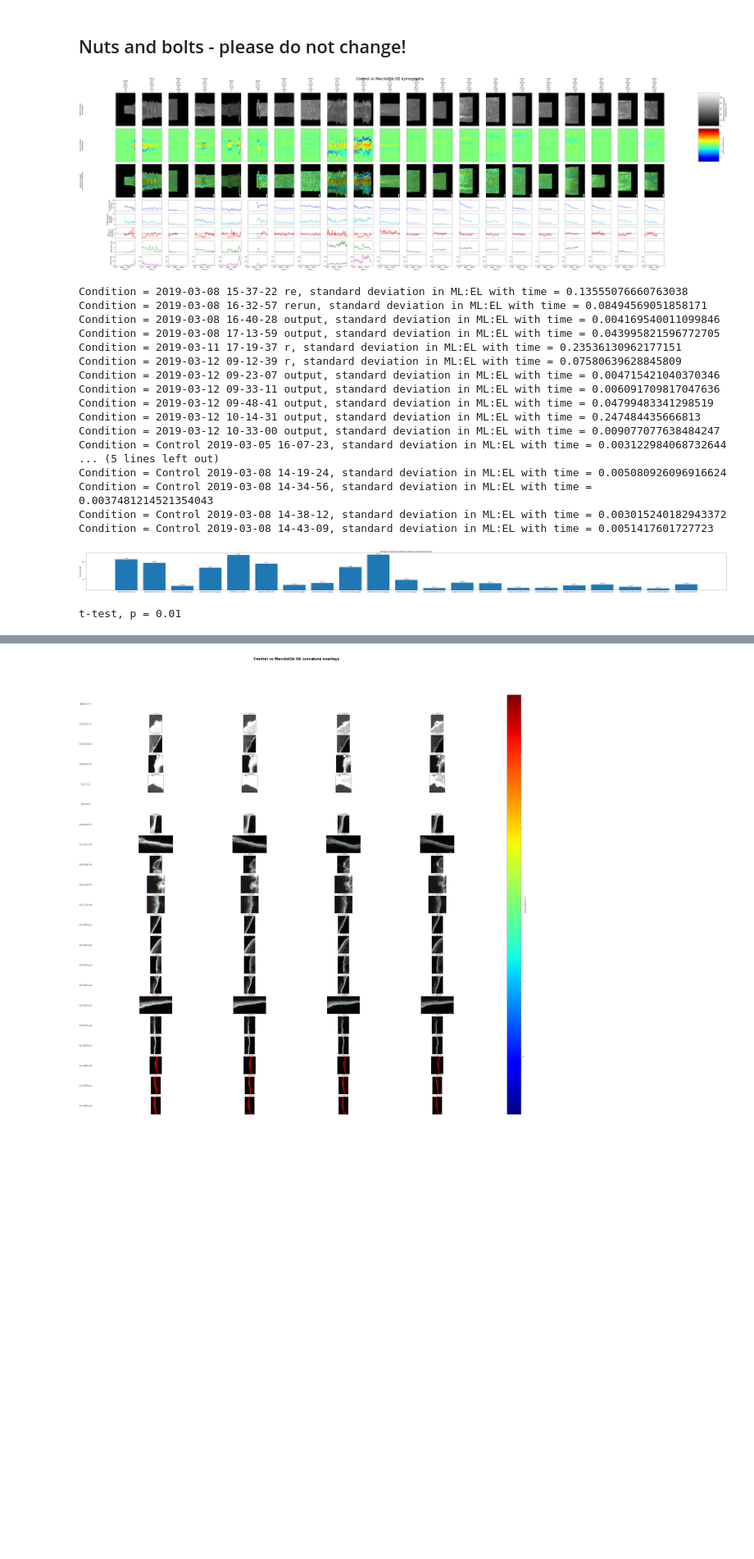
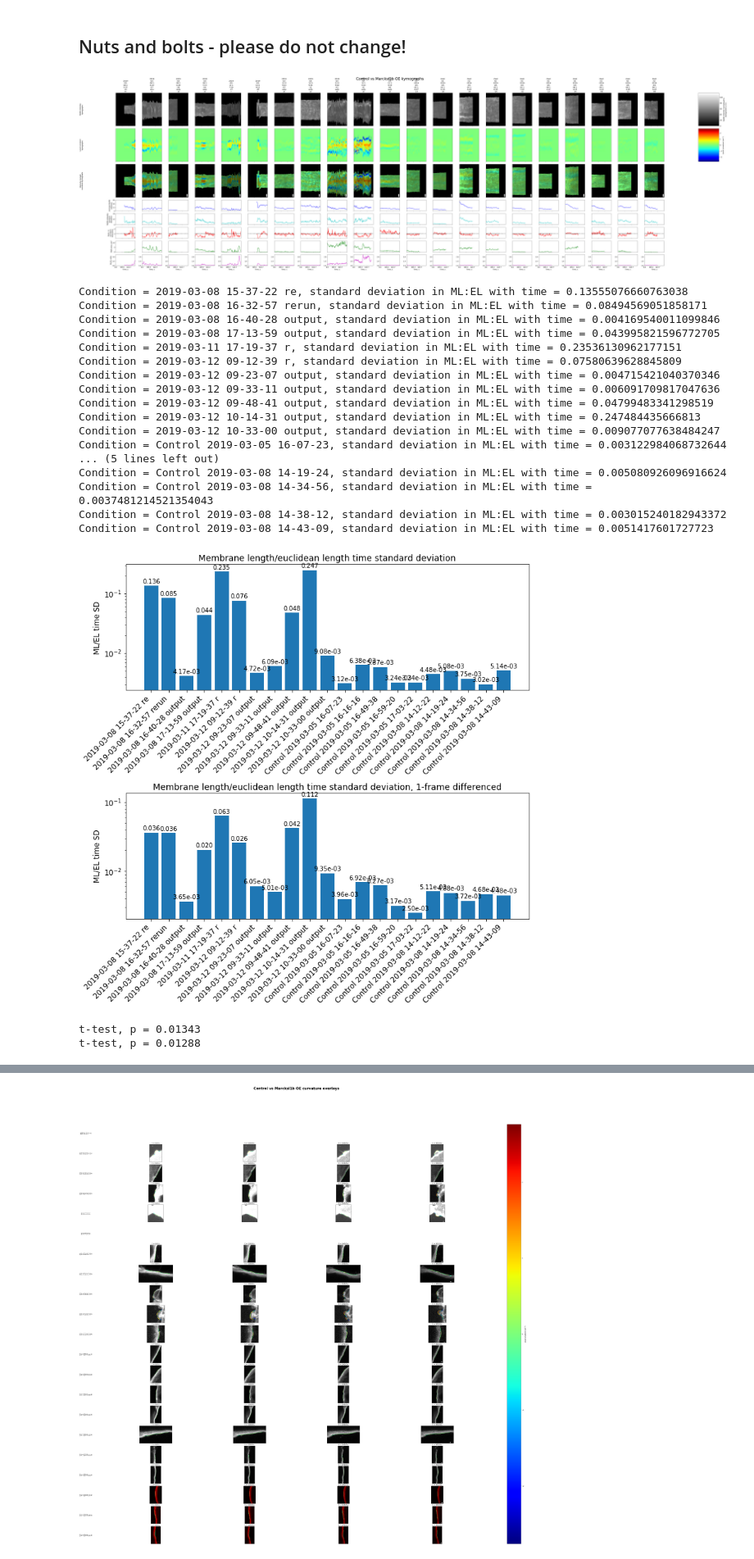
Before and after one commit to dougkelly88/blebbing_analysis, a Jupyter notebook: plotting/Blebbing figures.ipynb, the cells around one changed output, grey strips where cells are left out. Shown at 82% size. Saved outputs shown, nothing was run; the diff lists cells and outputs as text; code cells hidden in the pictures; blank space fills up the shorter version.

```diff
--- a/plotting/Blebbing figures.ipynb
+++ b/plotting/Blebbing figures.ipynb
@@ -152,41 +152,43 @@ plotting.add_arrow_annotations(axs, annotation_arrows);
 plt.show();
 
 print("\n".join(["Condition = {}, standard deviation in ML:EL with time = {}".format(cond, v)
                 for cond, v in zip(column_titles, ml_el_time_sds)]));
-fig2, ax = plt.subplots(1, 1, figsize=(3.5*len(actin_kyms),5));
-plotting.plot_ml_el_ratio_sds(ml_el_time_sds,
-                                    ax,
-                                    conditions=column_titles,
-                                    log_yscale=sds_on_log_scale);
+fig2, axs = plt.subplots(2, 1, figsize=(0.5*len(actin_kyms),0.5*len(actin_kyms)));
+plotting.plot_ml_el_ratio_sds(ml_el_ratios,
+                                axs,
+                                conditions=column_titles,
+                                log_yscale=sds_on_log_scale);
 plt.show();
 
 if compare_experiment_to_control:
-    fig3, ax = plt.subplots(nrows=1, ncols=1, figsize=(5,5));
-    p = plotting.plot_ml_el_sd_boxplots(ml_el_time_sds,
+    fig3, axs = plt.subplots(nrows=1, ncols=2, figsize=(10,5));
+    ps = plotting.plot_ml_el_sd_boxplots(ml_el_ratios,
                                          column_titles,
-                                         ax,
+                                         axs,
                                          ylabel="ML/EL time sd",
                                          title="Membrane length/euclidean length time sd",
                                          ttest=True);
-    print("t-test, p = {0:.2f}".format(p))
+    print("\n".join(["t-test, p = {0:.5f}".format(p) for p in ps]));
+    plt.tight_layout();
 # %% [output]
 [figure]
 Condition = 2019-03-08 15-37-22 re, standard deviation in ML:EL with time = 0.13555076660763038
 Condition = 2019-03-08 16-32-57 rerun, standard deviation in ML:EL with time = 0.08494569051858171
 Condition = 2019-03-08 16-40-28 output, standard deviation in ML:EL with time = 0.004169540011099846
 Condition = 2019-03-08 17-13-59 output, standard deviation in ML:EL with time = 0.043995821596772705
 Condition = 2019-03-11 17-19-37 r, standard deviation in ML:EL with time = 0.23536130962177151
 Condition = 2019-03-12 09-12-39 r, standard deviation in ML:EL with time = 0.07580639628845809
 Condition = 2019-03-12 09-23-07 output, standard deviation in ML:EL with time = 0.004715421040370346
 Condition = 2019-03-12 09-33-11 output, standard deviation in ML:EL with time = 0.006091709817047636
 Condition = 2019-03-12 09-48-41 output, standard deviation in ML:EL with time = 0.04799483341298519
 Condition = 2019-03-12 10-14-31 output, standard deviation in ML:EL with time = 0.247484435666813
 Condition = 2019-03-12 10-33-00 output, standard deviation in ML:EL with time = 0.009077077638484247
 Condition = Control 2019-03-05 16-07-23, standard deviation in ML:EL with time = 0.003122984068732644
 ... (5 lines left out)
 Condition = Control 2019-03-08 14-19-24, standard deviation in ML:EL with time = 0.005080926096916624
 Condition = Control 2019-03-08 14-34-56, standard deviation in ML:EL with time = 0.0037481214521354043
 Condition = Control 2019-03-08 14-38-12, standard deviation in ML:EL with time = 0.003015240182943372
 Condition = Control 2019-03-08 14-43-09, standard deviation in ML:EL with time = 0.0051417601727723
-[figure, old version]
+[figure, new version]
-t-test, p = 0.01
+t-test, p = 0.01343
+t-test, p = 0.01288
```
Also changed, not shown: parts of 1 cell of this notebook, 1 other file.
